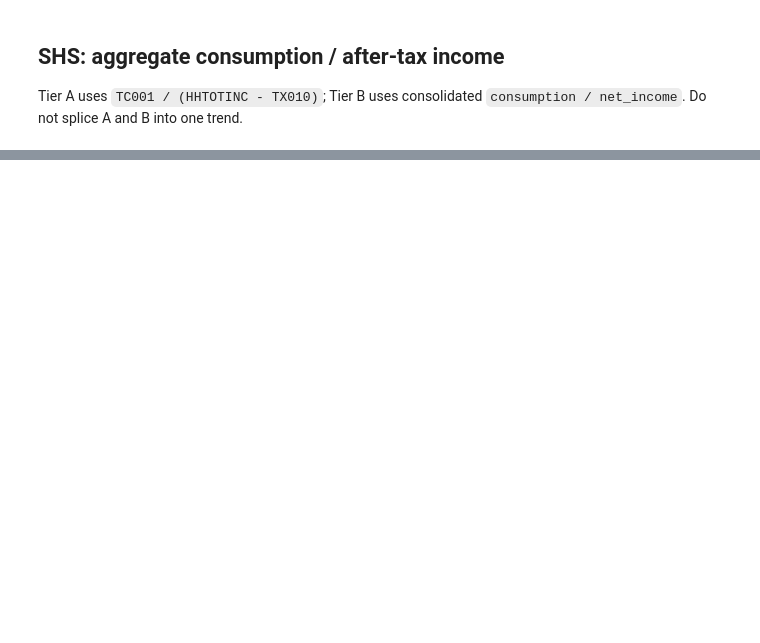
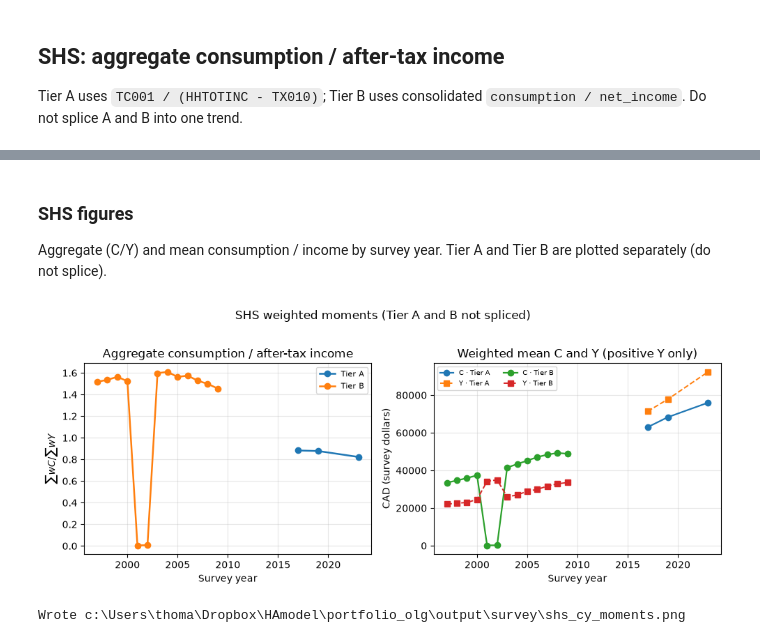
Before and after one commit to TomcatPcat/ha_relativehousingrisk, a Jupyter notebook: portfolio_olg/notebooks/03_sfs_shs_moments.ipynb, the cells around one changed output, grey strips where cells are left out. Cells and saved outputs as stored; diff of their text form; code cells hidden in the pictures; blank space fills up the shorter version.

```diff
--- a/portfolio_olg/notebooks/03_sfs_shs_moments.ipynb
+++ b/portfolio_olg/notebooks/03_sfs_shs_moments.ipynb
@@ -58,0 +281,37 @@ shs_m.to_csv(out / "shs_cy_moments.csv", index=False)
+# %% [markdown]
+### SHS figures
+
+Aggregate \(C/Y\) and mean consumption / income by survey year. Tier A and Tier B are plotted separately (do not splice).
+# %%
+fig, axes = plt.subplots(1, 2, figsize=(10, 4))
+sm = shs_m.copy()
+# Prefer explicit tier column from groupby; fall back if duplicated/overwritten
+if "tier" not in sm.columns:
+    raise KeyError("shs_m missing tier — re-run with by=['tier', 'year']")
+
+for tier, g in sm.groupby("tier", sort=True):
+    g = g.sort_values("year")
+    axes[0].plot(g["year"], g["cy_ratio"], marker="o", lw=1.8, label=f"Tier {tier}")
+    axes[1].plot(g["year"], g["mean_consumption"], marker="o", lw=1.6, label=f"C · Tier {tier}")
+    axes[1].plot(g["year"], g["mean_inc_net"], marker="s", ls="--", lw=1.4, label=f"Y · Tier {tier}")
+
+axes[0].set_title("Aggregate consumption / after-tax income")
+axes[0].set_xlabel("Survey year")
+axes[0].set_ylabel(r"$\sum w C / \sum w Y$")
+axes[0].legend(fontsize=8)
+axes[0].grid(True, alpha=0.3)
+
+axes[1].set_title("Weighted mean C and Y (positive Y only)")
+axes[1].set_xlabel("Survey year")
+axes[1].set_ylabel("CAD (survey dollars)")
+axes[1].legend(fontsize=7, ncol=2)
+axes[1].grid(True, alpha=0.3)
+
+fig.suptitle("SHS weighted moments (Tier A and B not spliced)", y=1.02)
+fig.tight_layout()
+fig.savefig(out / "shs_cy_moments.png", dpi=140, bbox_inches="tight")
+plt.show()
+print("Wrote", out / "shs_cy_moments.png")
+# %% [output]
+[figure, added]
+Wrote c:\Users\thoma\Dropbox\HAmodel\portfolio_olg\output\survey\shs_cy_moments.png
```
Also changed, not shown: parts of 8 cells of this notebook, 4 other files.
